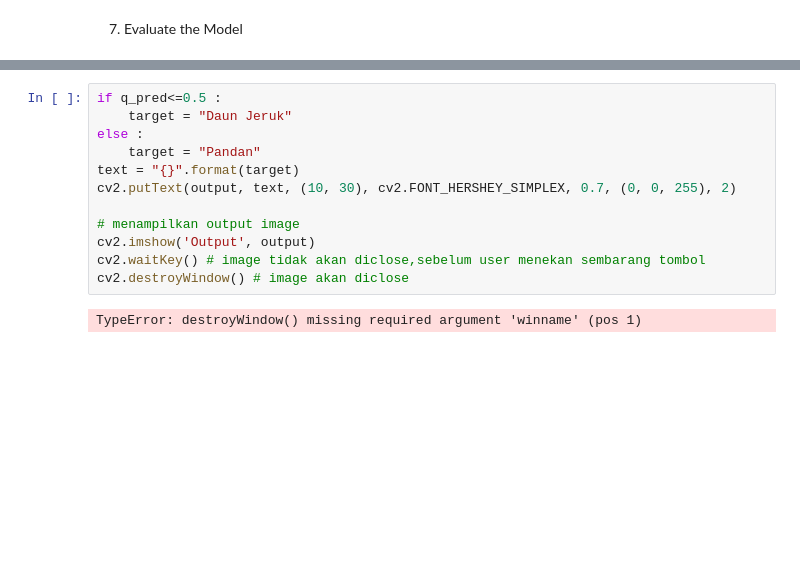
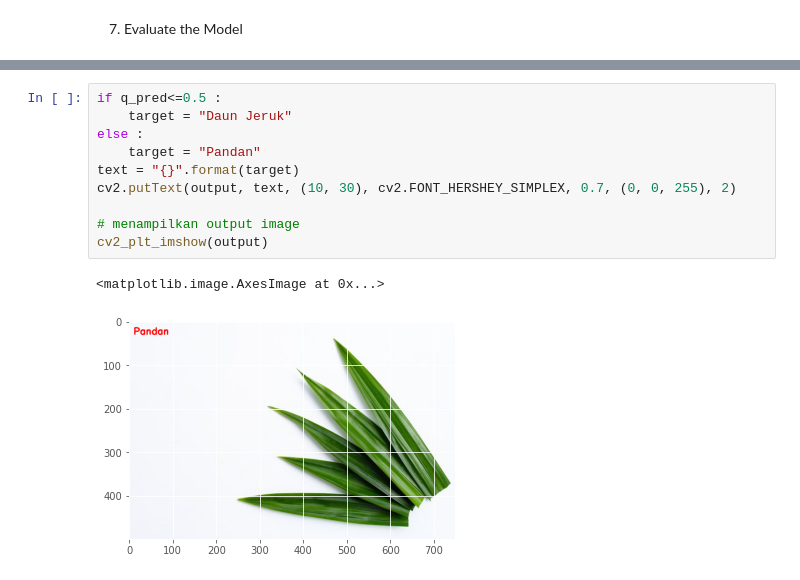
Before and after one commit to rejalejale/Image_Clasification, a Jupyter notebook: Img Classification ANN.ipynb, the cells around one changed output, grey strips where cells are left out. Saved outputs shown, nothing was run; the diff lists cells and outputs as text; blank space fills up the shorter version.

```diff
--- a/Img Classification ANN.ipynb
+++ b/Img Classification ANN.ipynb
@@ -183,14 +184,13 @@ print(q_pred)
 # %%
 if q_pred<=0.5 :
     target = "Daun Jeruk"
 else :
     target = "Pandan"
 text = "{}".format(target)
 cv2.putText(output, text, (10, 30), cv2.FONT_HERSHEY_SIMPLEX, 0.7, (0, 0, 255), 2)
 
 # menampilkan output image
-cv2.imshow('Output', output)
-cv2.waitKey() # image tidak akan diclose,sebelum user menekan sembarang tombol
-cv2.destroyWindow() # image akan diclose
+cv2_plt_imshow(output)
 # %% [output]
-TypeError: destroyWindow() missing required argument 'winname' (pos 1)
+<matplotlib.image.AxesImage at 0x...>
+[figure, added]
```
Also changed, not shown: parts of 7 cells of this notebook.
